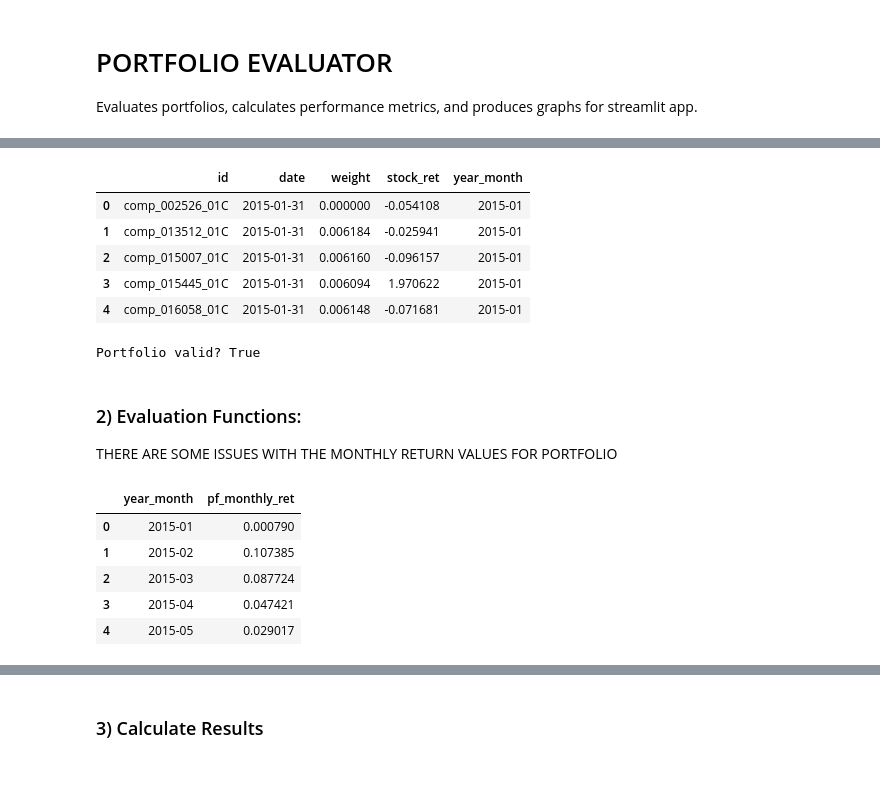
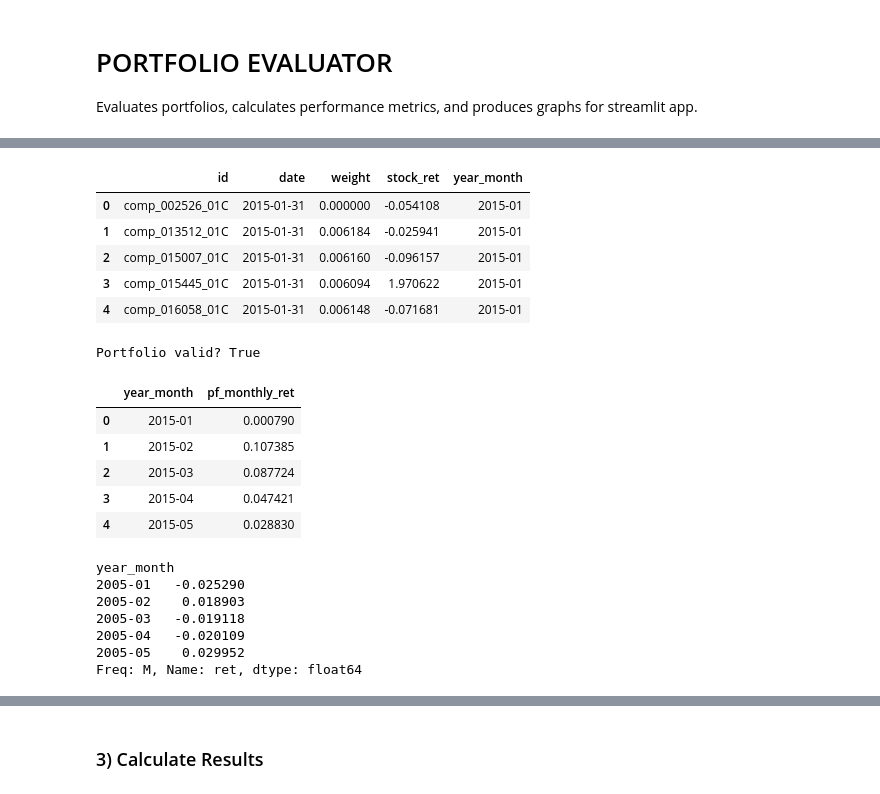
Before and after one commit to ErikHunter04/website, a Jupyter notebook: Evaluate.ipynb, the cells around one changed output, grey strips where cells are left out. Cells and saved outputs as stored; diff of their text form; code cells hidden in the pictures.

```diff
--- a/Evaluate.ipynb
+++ b/Evaluate.ipynb
@@ -24,3 +24,3 @@ DATA_DIR = Path.cwd() / "data"
 # %%
 # Change this path to your file
-PORTFOLIO_CSV = "final_portfolio_with_returns.csv"  # columns: date,id,weight,stock_ret
+PORTFOLIO_CSV = DATA_DIR / "prtf_ret.csv"  # columns: date, id, weight, stock_ret
@@ -27,8 +30,5 @@ PORTFOLIO_CSV = "final_portfolio_with_returns.csv"  # columns: date,id,weight,st
 # %%
 # Load portfolio CSV and prepare columns
-
-csv_path = DATA_DIR / PORTFOLIO_CSV
-
 def load_portfolio(csv_path: str) -> pd.DataFrame:
     """
     Load a monthly-rebalanced portfolio with columns:
@@ -67,16 +67,16 @@ def load_portfolio(csv_path: str) -> pd.DataFrame:
     # Sort for consistency
     df = df.sort_values(["date", "id"]).reset_index(drop=True)
     return df
-
-portfolio_df = load_portfolio(csv_path)
-portfolio_df.head()
-# %% [output]
-|  | id | date | weight | stock_ret | year_month |
-| 0 | comp_002526_01C | 2015-01-31 | 0.000000 | -0.054108 | 2015-01 |
-| 1 | comp_013512_01C | 2015-01-31 | 0.006184 | -0.025941 | 2015-01 |
-| 2 | comp_015007_01C | 2015-01-31 | 0.006160 | -0.096157 | 2015-01 |
-| 3 | comp_015445_01C | 2015-01-31 | 0.006094 | 1.970622 | 2015-01 |
-| 4 | comp_016058_01C | 2015-01-31 | 0.006148 | -0.071681 | 2015-01 |
+# %%
+portfolio_df = load_portfolio(PORTFOLIO_CSV)
+portfolio_df.head()
+# %% [output]
+|  | id | date | weight | stock_ret | year_month |
+| 0 | comp_002526_01C | 2015-01-31 | 0.000000 | -0.054108 | 2015-01 |
+| 1 | comp_013512_01C | 2015-01-31 | 0.006184 | -0.025941 | 2015-01 |
+| 2 | comp_015007_01C | 2015-01-31 | 0.006160 | -0.096157 | 2015-01 |
+| 3 | comp_015445_01C | 2015-01-31 | 0.006094 | 1.970622 | 2015-01 |
+| 4 | comp_016058_01C | 2015-01-31 | 0.006148 | -0.071681 | 2015-01 |
 # %%
 # Check if valid PF: Validate monthly weight sums
 
@@ -121,16 +122,12 @@ if not ok:
     display(bad)
 # %% [output]
 Portfolio valid? True
-# %% [markdown]
-### 2) Evaluation Functions:
-THERE ARE SOME ISSUES WITH THE MONTHLY RETURN VALUES FOR PORTFOLIO
 # %%
 # Monthly Portfolio Return
-def monthly_return(
-    portfolio_df: pd.DataFrame,
+def load_prtf_ret(
+    port_csv_path: str = PORTFOLIO_CSV,
     *,
-    id_col: str = "id",
-    date_col: str = "date",
+    date_col: str = "year_month",
     weight_col: str = "weight",
     ret_col: str = "stock_ret"
 ) -> pd.DataFrame:
@@ -146,29 +143,22 @@ def monthly_return(
       - year_month (str, 'YYYY-MM')
       - pf_monthly_ret (float)
     """
-    df = portfolio_df.copy()
-    if "year_month" not in df.columns:
-        df["year_month"] = df[date_col].dt.to_period("M").astype(str)
+    df = load_portfolio(port_csv_path)
 
-    # Valid rows per security-month where we have realized returns
-    valid = df[ret_col].notna()
+    monthly_returns = (df.dropna(subset=[ret_col])
+                       .groupby(date_col, as_index=False)
+                       .apply(lambda g: (g[weight_col] * g[ret_col]).sum(), include_groups=False)
+                       .rename(columns={None: "pf_monthly_ret"})
+                      )
 
-    # zero weights where return is NaN, then re-scale within each month
-    w = df[weight_col].where(valid, 0.0)
-    denom = w.groupby(df[date_col]).transform("sum").replace(0.0, np.nan)
-    w_eff = w / denom  # sums to 1 across valid names per date
-
-    mret = (w_eff * df[ret_col]).groupby(df[date_col]).sum(min_count=1)
-    out = mret.reset_index(name="pf_monthly_ret")
-    out["year_month"] = out[date_col].dt.to_period("M").astype(str)
-    return out[["year_month", "pf_monthly_ret"]].sort_values("year_month").reset_index(drop=True)
+    return monthly_returns
 # %%
-mret_df = monthly_return(portfolio_df)
-mret_df.head()
+prtf_ret_df = load_prtf_ret()
+prtf_ret_df.head()
 # %% [output]
 |  | year_month | pf_monthly_ret |
 | 0 | 2015-01 | 0.000790 |
 | 1 | 2015-02 | 0.107385 |
 | 2 | 2015-03 | 0.087724 |
 | 3 | 2015-04 | 0.047421 |
-| 4 | 2015-05 | 0.029017 |
+| 4 | 2015-05 | 0.028830 |
@@ -174,0 +195,11 @@ mret_df.head()
+# %%
+mkt_ret_df = load_mkt_ret()
+mkt_ret_df.head()
+# %% [output]
+year_month
+2005-01   -0.025290
+2005-02    0.018903
+2005-03   -0.019118
+2005-04   -0.020109
+2005-05    0.029952
+Freq: M, Name: ret, dtype: float64
```
Also changed, not shown: parts of 14 cells of this notebook, 15 other files.
